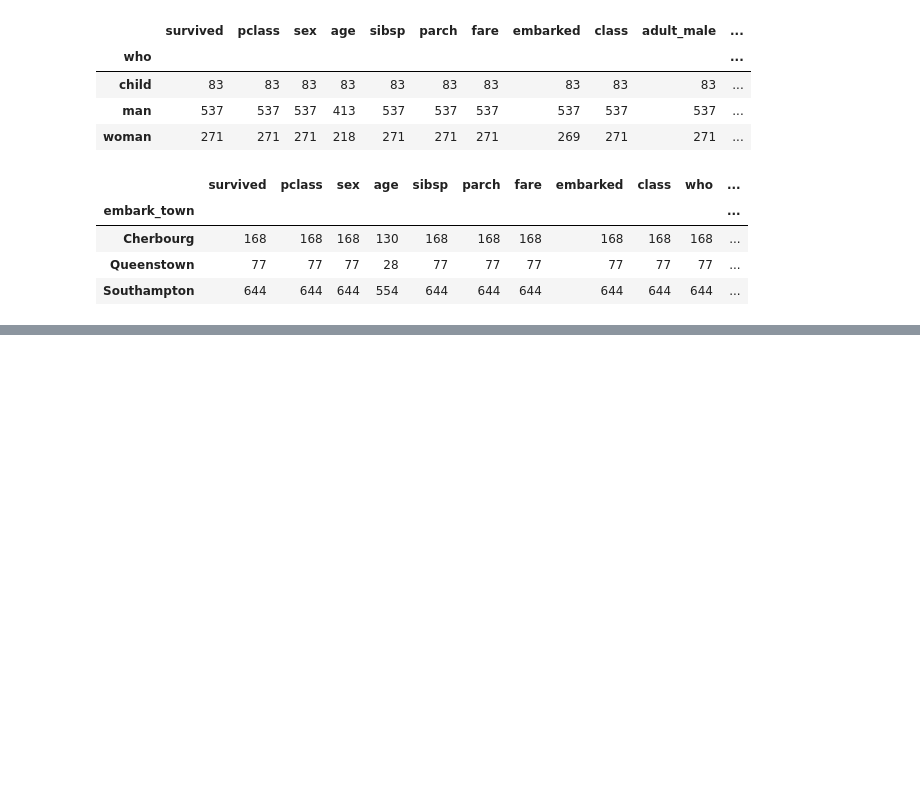
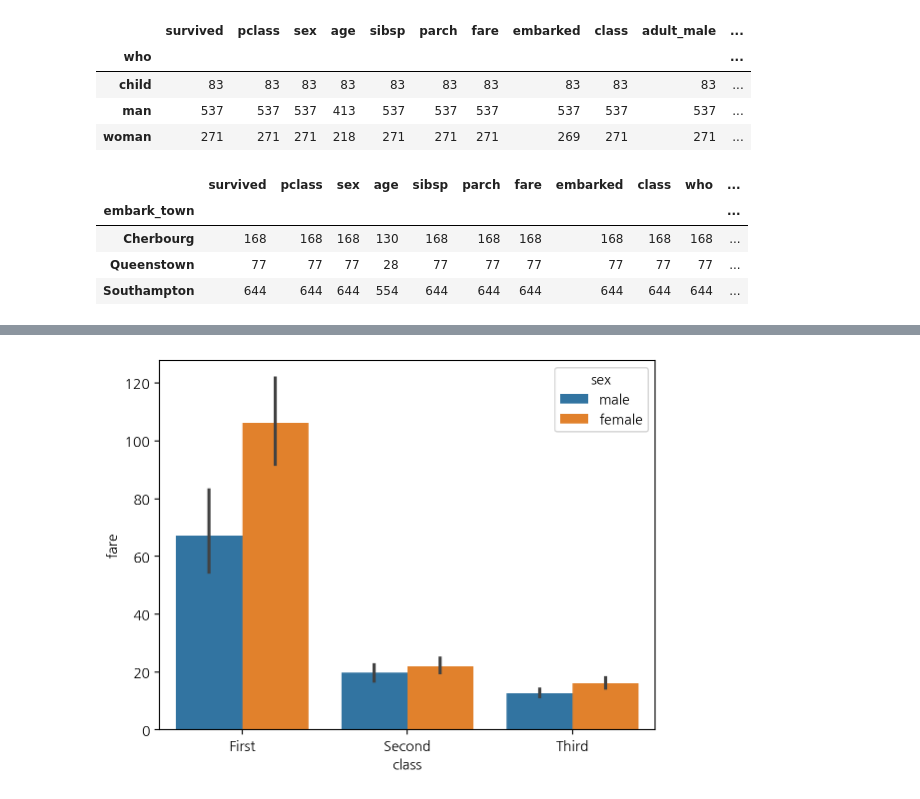
Before and after one commit to youngwoo28/2024-1-my-BDA, a Jupyter notebook: inclass/02w_0319_tue_dataframe_basic.ipynb, the cells around one changed output, grey strips where cells are left out. Saved outputs shown, nothing was run; the diff lists cells and outputs as text; code cells hidden in the pictures; blank space fills up the shorter version.

```diff
--- a/inclass/02w_0319_tue_dataframe_basic.ipynb
+++ b/inclass/02w_0319_tue_dataframe_basic.ipynb
@@ -277,0 +304,4 @@ titanic.groupby('embark_town').count()
+# %%
+sns.barplot(titanic, x="class", y="fare", hue="sex"); #높이: 평균
+# %% [output]
+[figure, added]
```
Also changed, not shown: parts of 52 cells of this notebook.
